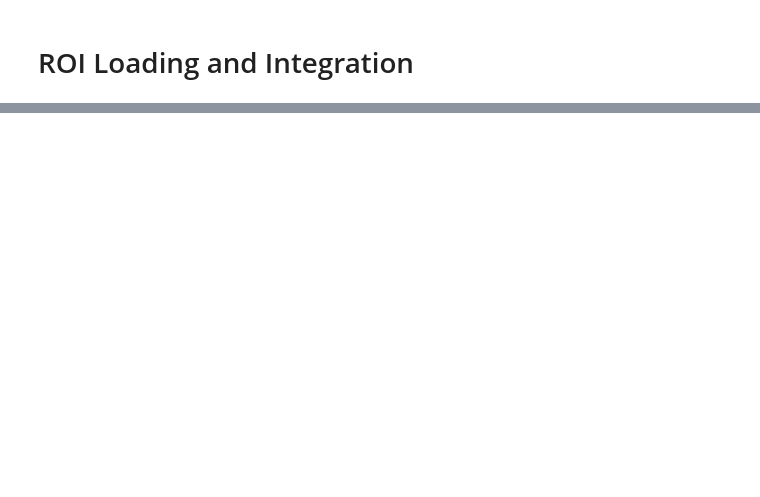
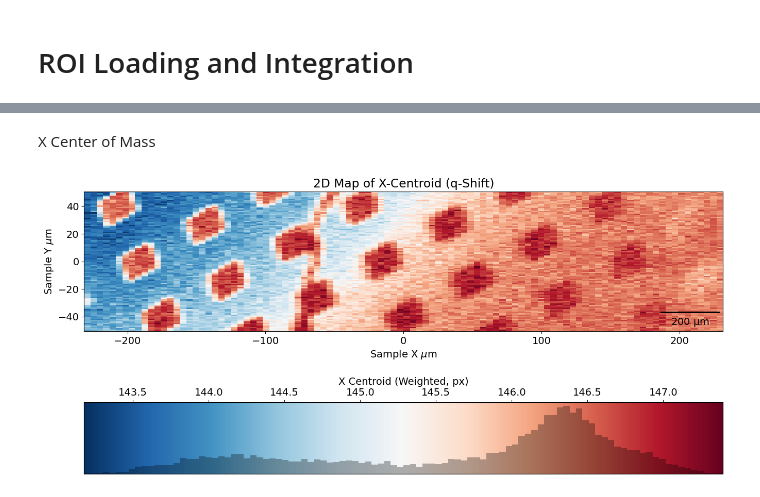
Before and after one commit to JupeNupes/dude, a Jupyter notebook: nanoDiff_BasicAnaly.ipynb, the cells around one changed output, grey strips where cells are left out. Drawn from its saved outputs; the diff is of its cells as text; code cells hidden in the pictures; blank space fills up the shorter version.

```diff
--- a/nanoDiff_BasicAnaly.ipynb
+++ b/nanoDiff_BasicAnaly.ipynb
@@ -133,0 +222,50 @@ AttributeError: 'numpy.ndarray' object has no attribute 'h5'
+# %% [markdown]
+X Center of Mass
+# %%
+# X Center of Mass (Weighted Centroid)
+
+#Make fig and Axes
+fig, ax = plt.subplots(figsize=(16, 12))
+ax.set_aspect('equal')
+ax.set_title("2D Map of X-Centroid (q-Shift)")
+# Set labels for the main plot axes
+ax.set_xlabel(r"Sample X $\mu$m")
+ax.set_ylabel(r"Sample Y $\mu$m")
+
+#plot image
+# img = ax.pcolormesh(x_stretched, mda.positioner_y, cx_global, cmap='managua_r')
+# img = ax.pcolormesh(x_stretched, mda.positioner_y, cx_global, cmap='RdYlBu_r')
+# img = ax.pcolormesh(x_stretched, mda.positioner_y, cx_global, cmap='berlin')
+# img = ax.pcolormesh(x_stretched, mda.positioner_y, cx_global, cmap='BrBG_r')
+img = ax.pcolormesh(x_stretched, mda.positioner_y, cx_global, cmap='RdBu_r')
+
+
+#  ---   ---
+
+
+#Colorbar with Superimposed Histogram
+cbar = fig.colorbar(img, ax=ax, label='X Centroid (Weighted, px)', orientation = 'horizontal')
+cbar.ax.xaxis.set_ticks_position('top')
+cbar.ax.xaxis.set_label_position('top')
+
+hist_ax = cbar.ax.twinx() # Create a twin axes on the colorbar axes
+
+# Plot the histogram of data
+hist_ax.hist(cx_global.flatten(), bins=100, range=(cx_global.min(), cx_global.max()),
+             color='black', alpha=0.3, density=True)
+
+# Clean up the histogram axes
+hist_ax.set_yticks([])
+hist_ax.set_ylim(bottom=0)
+
+
+#  ---   ---
+
+
+# Scalebar
+scalebar = ScaleBar(dx=dx, units="um", location="lower right", color="black",box_alpha=0.0)
+ax.add_artist(scalebar)
+
+plt.show()
+# %% [output]
+[figure, added]
```
Also changed, not shown: parts of 12 cells of this notebook, 9 other files.
